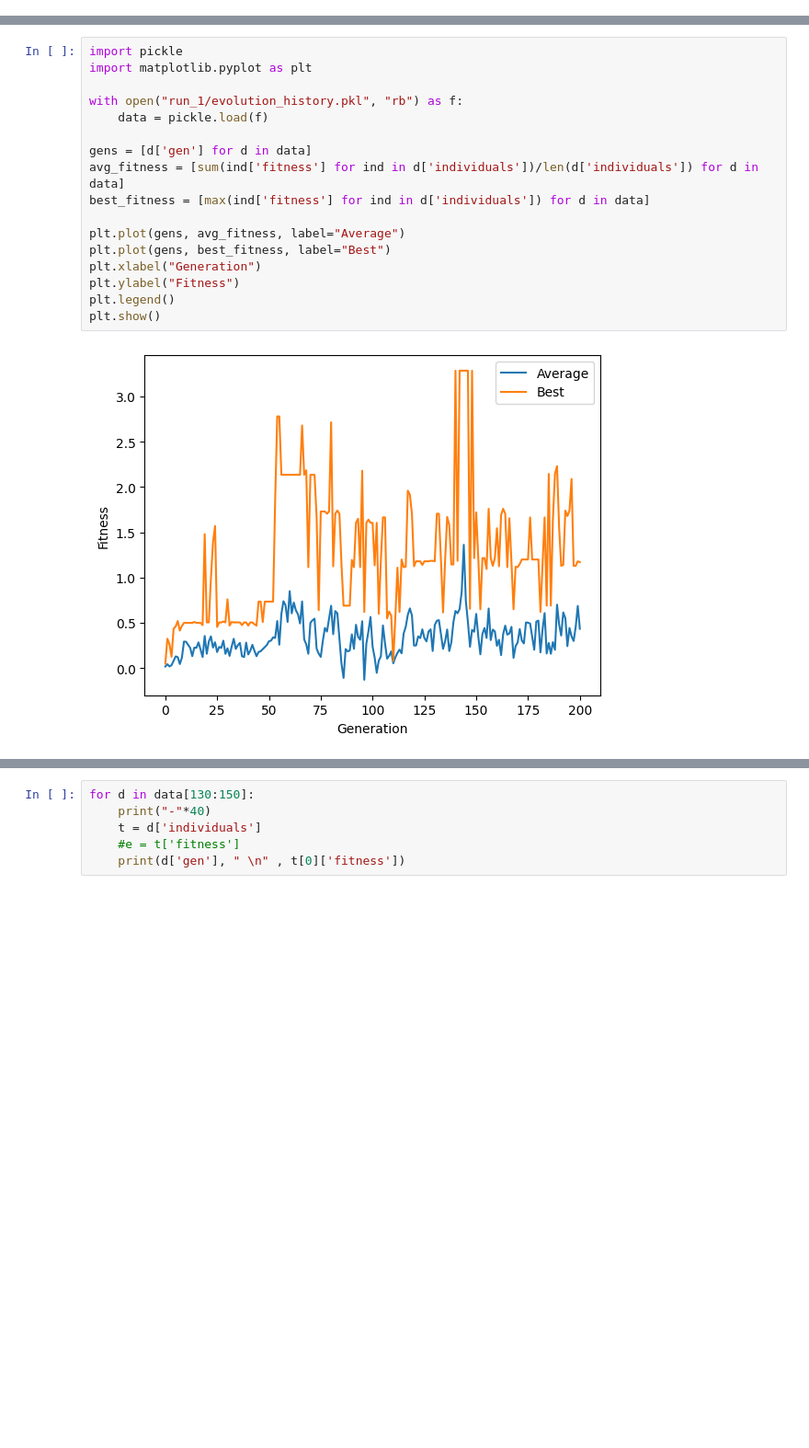
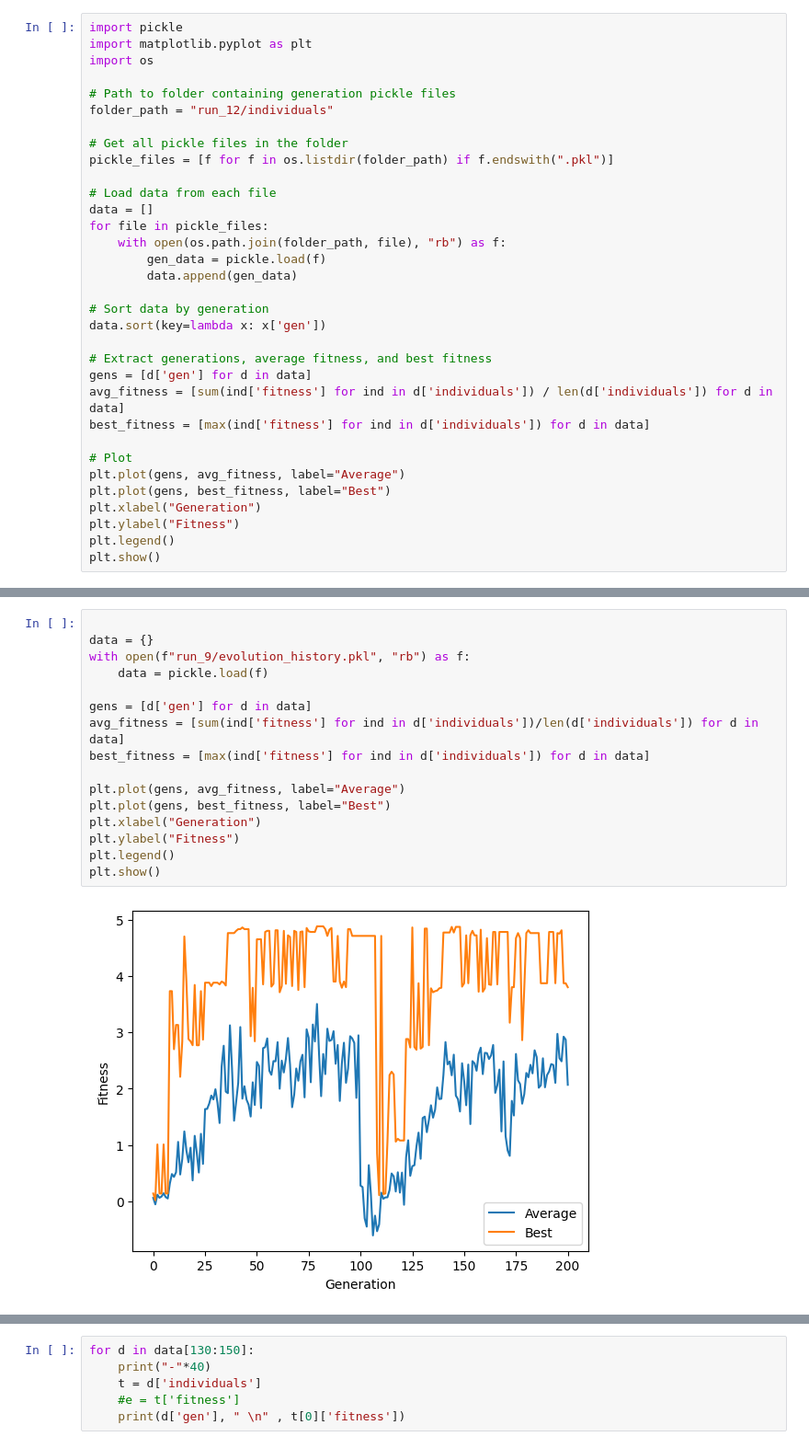
Before and after one commit to RealBenTen10/Swarmcraft, a Jupyter notebook: swarmcraft/stats/analysis.ipynb, the cells around one changed output, grey strips where cells are left out. Shown at 92% size. Drawn from its saved outputs; the diff is of its cells as text; blank space fills up the shorter version.

```diff
--- a/swarmcraft/stats/analysis.ipynb
+++ b/swarmcraft/stats/analysis.ipynb
@@ -0,0 +6,33 @@
+# %%
+import pickle
+import matplotlib.pyplot as plt
+import os
+
+# Path to folder containing generation pickle files
+folder_path = "run_12/individuals"
+
+# Get all pickle files in the folder
+pickle_files = [f for f in os.listdir(folder_path) if f.endswith(".pkl")]
+
+# Load data from each file
+data = []
+for file in pickle_files:
+    with open(os.path.join(folder_path, file), "rb") as f:
+        gen_data = pickle.load(f)
+        data.append(gen_data)
+
+# Sort data by generation
+data.sort(key=lambda x: x['gen'])
+
+# Extract generations, average fitness, and best fitness
+gens = [d['gen'] for d in data]
+avg_fitness = [sum(ind['fitness'] for ind in d['individuals']) / len(d['individuals']) for d in data]
+best_fitness = [max(ind['fitness'] for ind in d['individuals']) for d in data]
+
+# Plot
+plt.plot(gens, avg_fitness, label="Average")
+plt.plot(gens, best_fitness, label="Best")
+plt.xlabel("Generation")
+plt.ylabel("Fitness")
+plt.legend()
+plt.show()
@@ -1,19 +213,18 @@
 # %%
-import pickle
-import matplotlib.pyplot as plt
 
-with open("run_1/evolution_history.pkl", "rb") as f:
+data = {}
+with open(f"run_9/evolution_history.pkl", "rb") as f:
     data = pickle.load(f)
 
 gens = [d['gen'] for d in data]
 avg_fitness = [sum(ind['fitness'] for ind in d['individuals'])/len(d['individuals']) for d in data]
 best_fitness = [max(ind['fitness'] for ind in d['individuals']) for d in data]
 
 plt.plot(gens, avg_fitness, label="Average")
 plt.plot(gens, best_fitness, label="Best")
 plt.xlabel("Generation")
 plt.ylabel("Fitness")
 plt.legend()
 plt.show()
 # %% [output]
-[figure, old version]
+[figure, new version]
```
Also changed, not shown: parts of 14 cells of this notebook, 6 other files.
